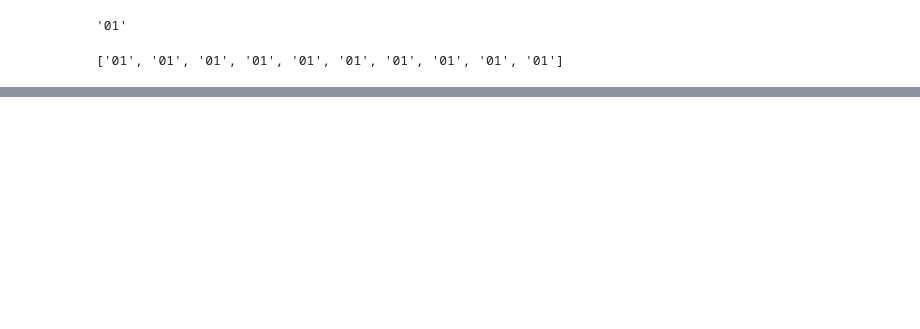
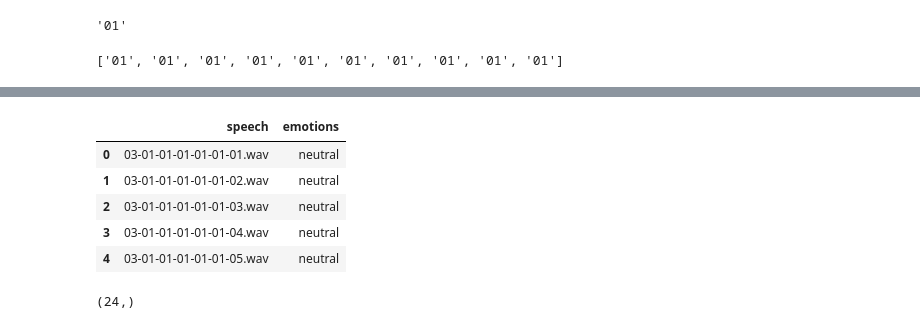
Before and after one commit to FaizanHameed1/Emotion-Detection-from-Speech, a Jupyter notebook: Untitled4.ipynb, the cells around one changed output, grey strips where cells are left out. Drawn from its saved outputs; the diff is of its cells as text; code cells hidden in the pictures; blank space fills up the shorter version.

```diff
--- a/Untitled4.ipynb
+++ b/Untitled4.ipynb
@@ -195,0 +248,13 @@ print(emotions_id[0:10])
+# %%
+df.head()
+# %% [output]
+|  | speech | emotions |
+| 0 | 03-01-01-01-01-01-01.wav | neutral |
+| 1 | 03-01-01-01-01-01-02.wav | neutral |
+| 2 | 03-01-01-01-01-01-03.wav | neutral |
+| 3 | 03-01-01-01-01-01-04.wav | neutral |
+| 4 | 03-01-01-01-01-01-05.wav | neutral |
+# %%
+np.shape(dir)
+# %% [output]
+(24,)
```
Also changed, not shown: parts of 28 cells of this notebook.
